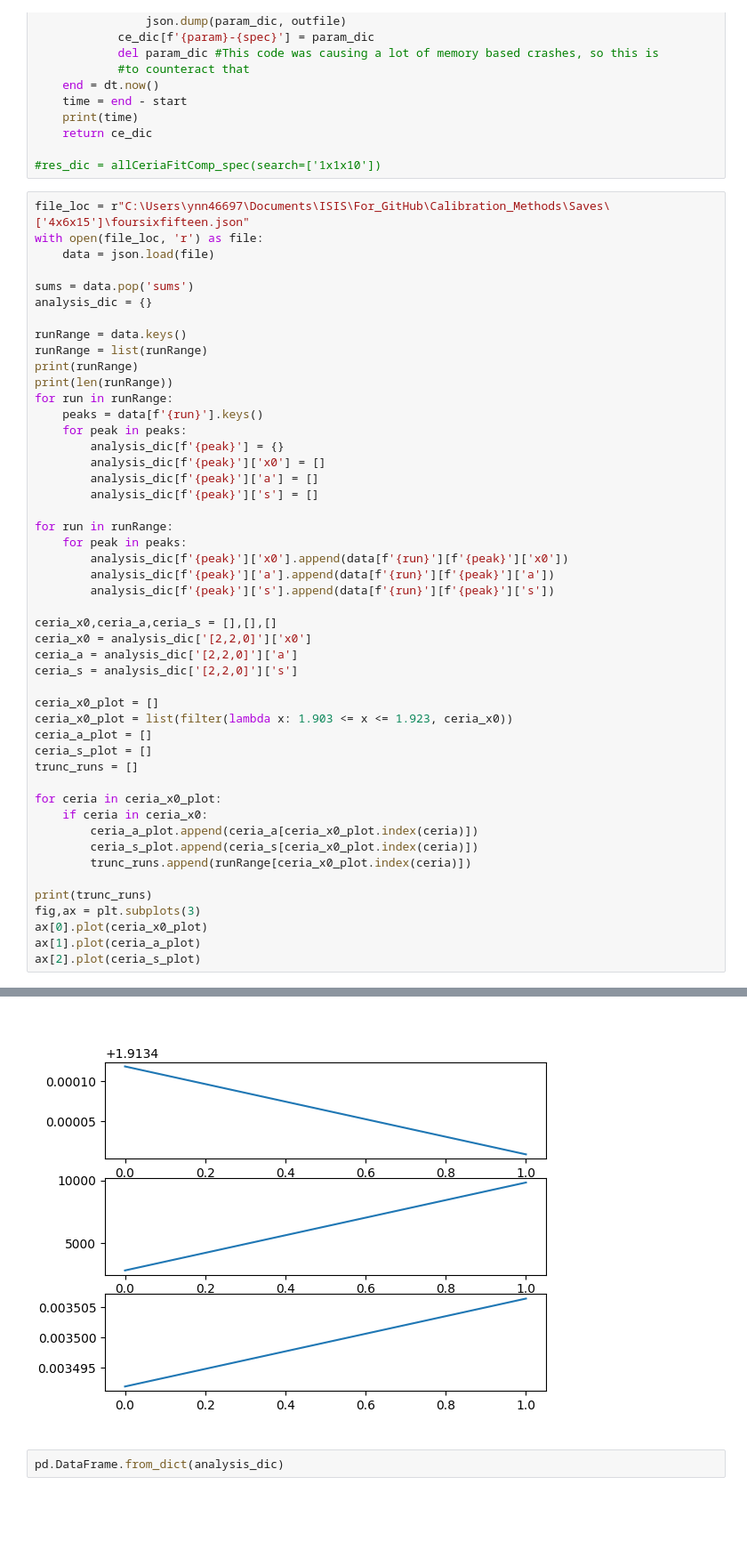
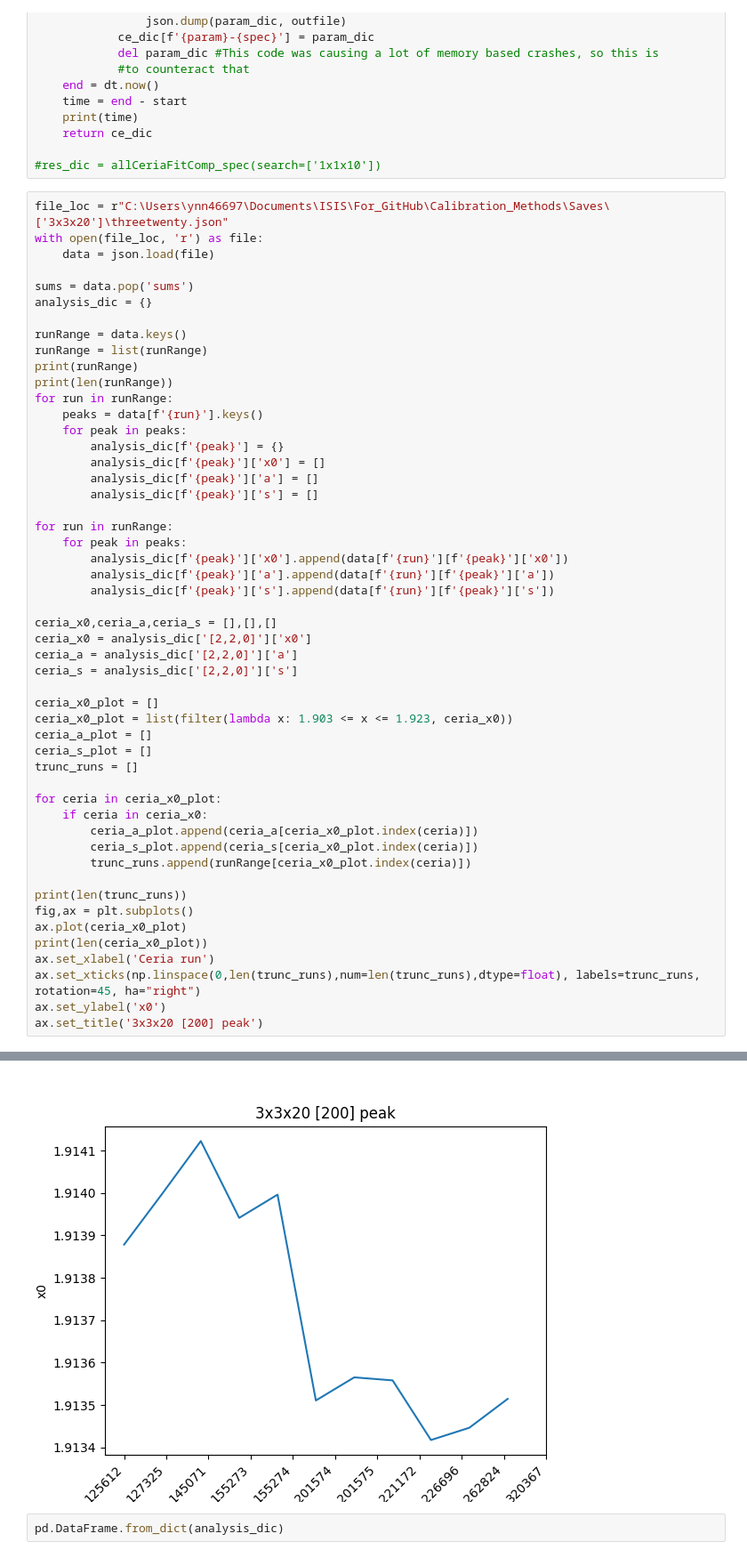
Before and after one commit to KwakuMintah/Data_Analysis_EX, a Jupyter notebook: Calibration_Methods/Ceria_Analysis.ipynb, the cells around one changed output, grey strips where cells are left out. Shown at 89% size. Cells and saved outputs as stored; diff of their text form; blank space fills up the shorter version.

```diff
--- a/Calibration_Methods/Ceria_Analysis.ipynb
+++ b/Calibration_Methods/Ceria_Analysis.ipynb
@@ -759,7 +759,7 @@ def allCeriaFitComp_spec(search=None,ce_vardic=new_vardic,drange=[0.3,4.5]):
 
 #res_dic = allCeriaFitComp_spec(search=['1x1x10'])
 # %%
-file_loc = r"C:\Users\ynn46697\Documents\ISIS\For_GitHub\Calibration_Methods\Saves\['4x6x15']\foursixfifteen.json"
+file_loc = r"C:\Users\ynn46697\Documents\ISIS\For_GitHub\Calibration_Methods\Saves\['3x3x20']\threetwenty.json"
 with open(file_loc, 'r') as file:
     data = json.load(file)
 
@@ -801,9 +801,12 @@ for ceria in ceria_x0_plot:
         ceria_s_plot.append(ceria_s[ceria_x0_plot.index(ceria)])
         trunc_runs.append(runRange[ceria_x0_plot.index(ceria)])
 
-print(trunc_runs)
-fig,ax = plt.subplots(3)
-ax[0].plot(ceria_x0_plot)
-ax[1].plot(ceria_a_plot)
-ax[2].plot(ceria_s_plot)
+print(len(trunc_runs))
+fig,ax = plt.subplots()
+ax.plot(ceria_x0_plot)
+print(len(ceria_x0_plot))
+ax.set_xlabel('Ceria run')
+ax.set_xticks(np.linspace(0,len(trunc_runs),num=len(trunc_runs),dtype=float), labels=trunc_runs, rotation=45, ha="right")
+ax.set_ylabel('x0')
+ax.set_title('3x3x20 [200] peak')
 # %% [output]
@@ -814,4 +818,4 @@ ax[2].plot(ceria_s_plot)
-[figure, old version]
+[figure, new version]
 # %%
 pd.DataFrame.from_dict(analysis_dic)
 # %% [output]
```
Also changed, not shown: parts of 1 cell of this notebook, 1 other file.
